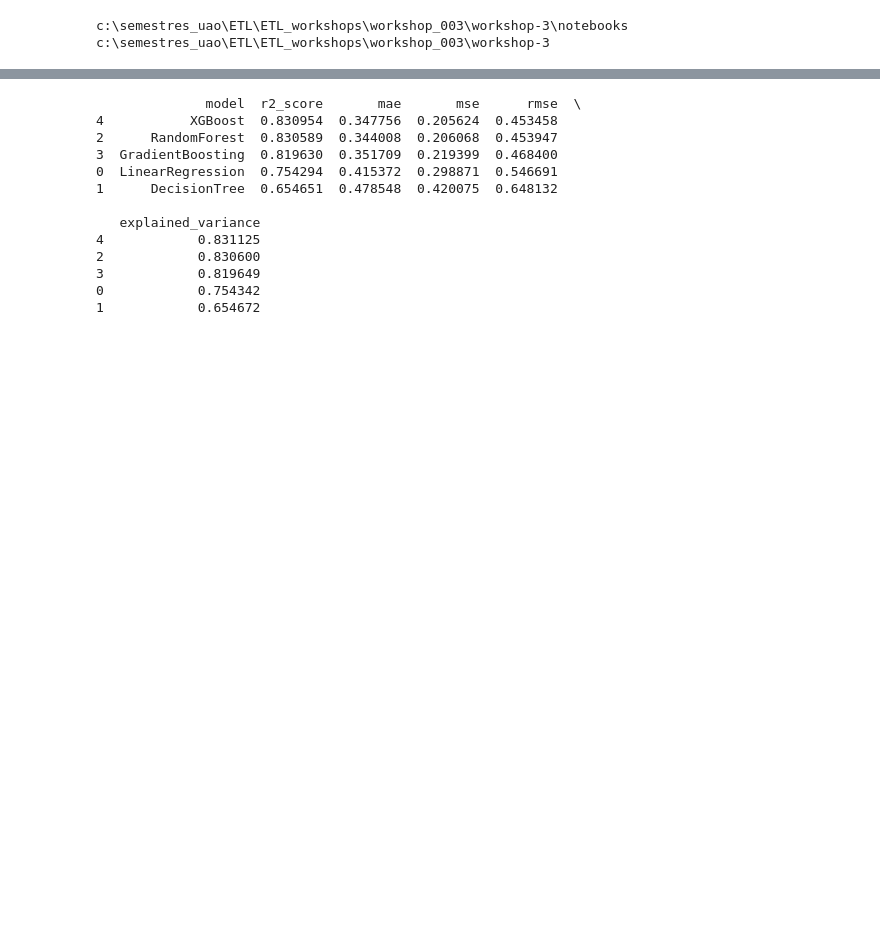
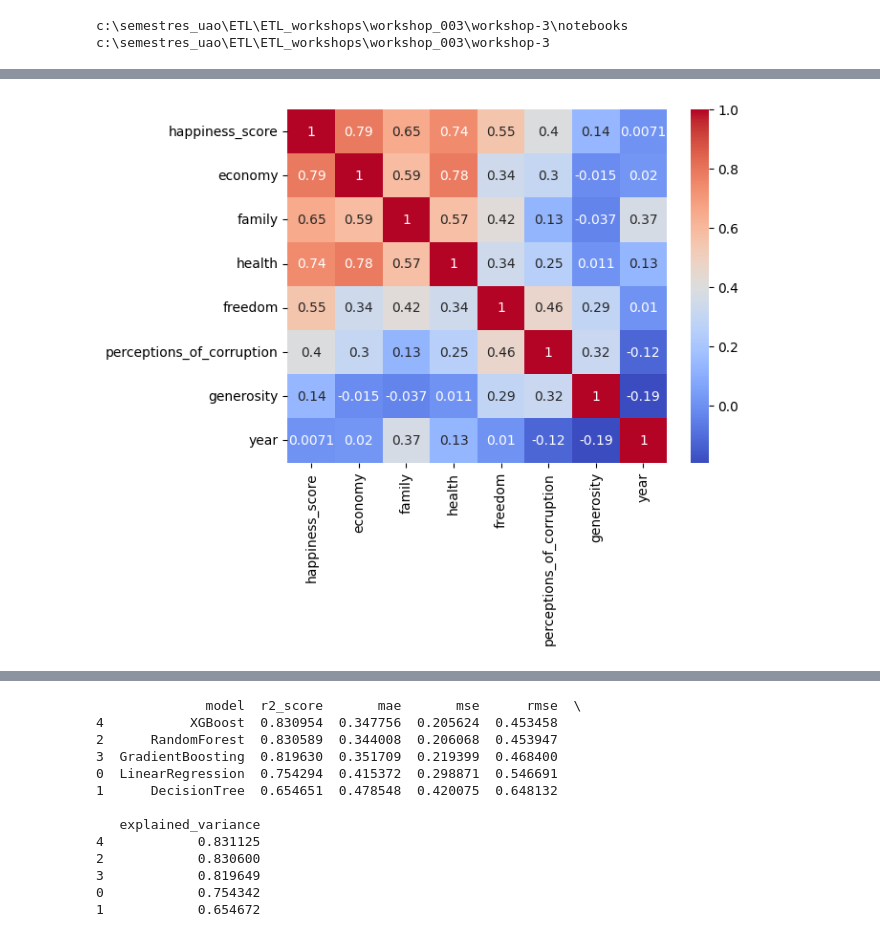
Before and after one commit to Juanjoslo2/workshop-3, a Jupyter notebook: notebooks/02_Model_training.ipynb, the cells around one changed output, grey strips where cells are left out. Drawn from its saved outputs; the diff is of its cells as text; code cells hidden in the pictures; blank space fills up the shorter version.

```diff
--- a/notebooks/02_Model_training.ipynb
+++ b/notebooks/02_Model_training.ipynb
@@ -44,3 +41,9 @@ df.head()
 | 2 | Denmark | Western Europe | 7.527 | 1.32548 | 1.36058 | 0.87464 | 0.64938 | 0.48357 | ... |
 | 3 | Norway | Western Europe | 7.522 | 1.45900 | 1.33095 | 0.88521 | 0.66973 | 0.36503 | ... |
 | 4 | Canada | North America | 7.427 | 1.32629 | 1.32261 | 0.90563 | 0.63297 | 0.32957 | ... |
+# %%
+correlation_matrix = df[['happiness_score', 'economy', 'family', 'health', 'freedom', 'perceptions_of_corruption', 'generosity','year']].corr()
+sns.heatmap(correlation_matrix, annot=True, cmap='coolwarm')
+plt.show()
+# %% [output]
+[figure, added]
```
Also changed, not shown: parts of 6 cells of this notebook, 7 other files.
